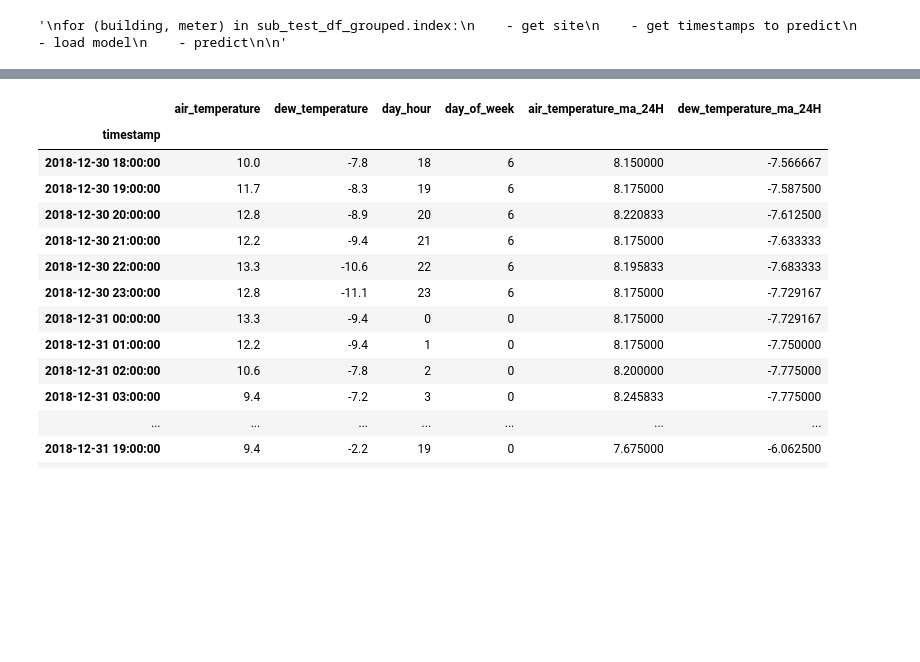
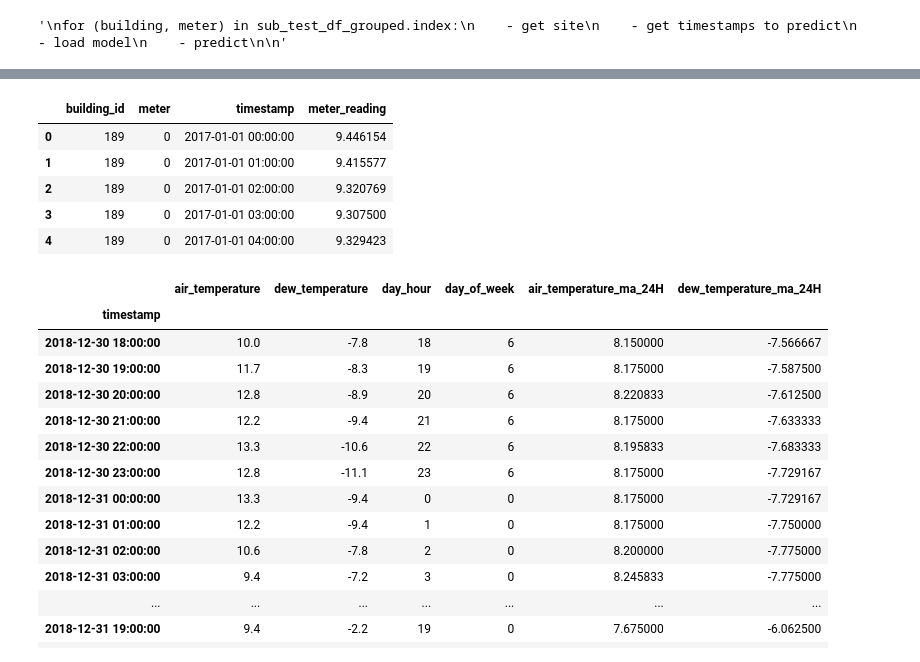
Before and after one commit to edouardArgenson/ASHRAE_great_energy_predictor, a Jupyter notebook: notebooks/predictions_pipeline.ipynb, the cells around one changed output, grey strips where cells are left out. Cells and saved outputs as stored; diff of their text form; code cells hidden in the pictures; blank space fills up the shorter version.

Commit message:
implements predict for pipeline's ModelContainer

```diff
--- a/notebooks/predictions_pipeline.ipynb
+++ b/notebooks/predictions_pipeline.ipynb
@@ -23,7 +23,7 @@ from time import time, localtime, strftime
 
 %matplotlib inline
 # %%
-training_time_id = '20200404_222423'
+training_time_id = '20200405_153303'
 # %%
 test_df = pd.read_csv('../data/raw/csvs/test.csv', parse_dates=['timestamp'])
 test_df.set_index('row_id', inplace=True) # (in two steps to avoid a warning)
@@ -426,6 +452,8 @@ for (building, meter) in sub_test_df_grouped.index:
 # %% [output]
 '\nfor (building, meter) in sub_test_df_grouped.index:\n    - get site\n    - get timestamps to predict\n    - load model\n    - predict\n\n'
 # %%
+prediction_dfs = []
+
 for (building, meter) in sub_test_df_grouped.index:
 
     site = sub_test_df_grouped.loc[(building, meter), 'site_id']
@@ -448,9 +476,18 @@ for (building, meter) in sub_test_df_grouped.index:
 
     print('best_model type: {}'.format(type(best_model).__name__))
 
-    if(type(best_model).__name__=='MeanByMultiCatEstimator'):
+    meter_preds = model_container.predict(x_test)
 
-        best_model.predict(x_test)
+    meter_preds_df = pd.DataFrame({
+        'building_id' : building,
+        'meter' : meter,
+        'timestamp' : meter_preds.index,
+        'meter_reading' : meter_preds.reset_index(drop=True, inplace=False)
+    })
+
+    prediction_dfs.append(meter_preds)
+
+preditions_df = pd.concat(prediction_dfs, axis=0)
 # %% [output]
 site : 5
 best_model type: MeanByMultiCatEstimator
@@ -467,3 +519,12 @@ best_model type: MeanByMultiCatEstimator
+# %%
+meter_preds_df.head()
+# %% [output]
+|  | building_id | meter | timestamp | meter_reading |
+| 0 | 189 | 0 | 2017-01-01 00:00:00 | 9.446154 |
+| 1 | 189 | 0 | 2017-01-01 01:00:00 | 9.415577 |
+| 2 | 189 | 0 | 2017-01-01 02:00:00 | 9.320769 |
+| 3 | 189 | 0 | 2017-01-01 03:00:00 | 9.307500 |
+| 4 | 189 | 0 | 2017-01-01 04:00:00 | 9.329423 |
 # %%
 x_test.sort_index().tail(30)
 # %% [output]
```
Also changed, not shown: parts of 8 cells of this notebook, 2 other files.
